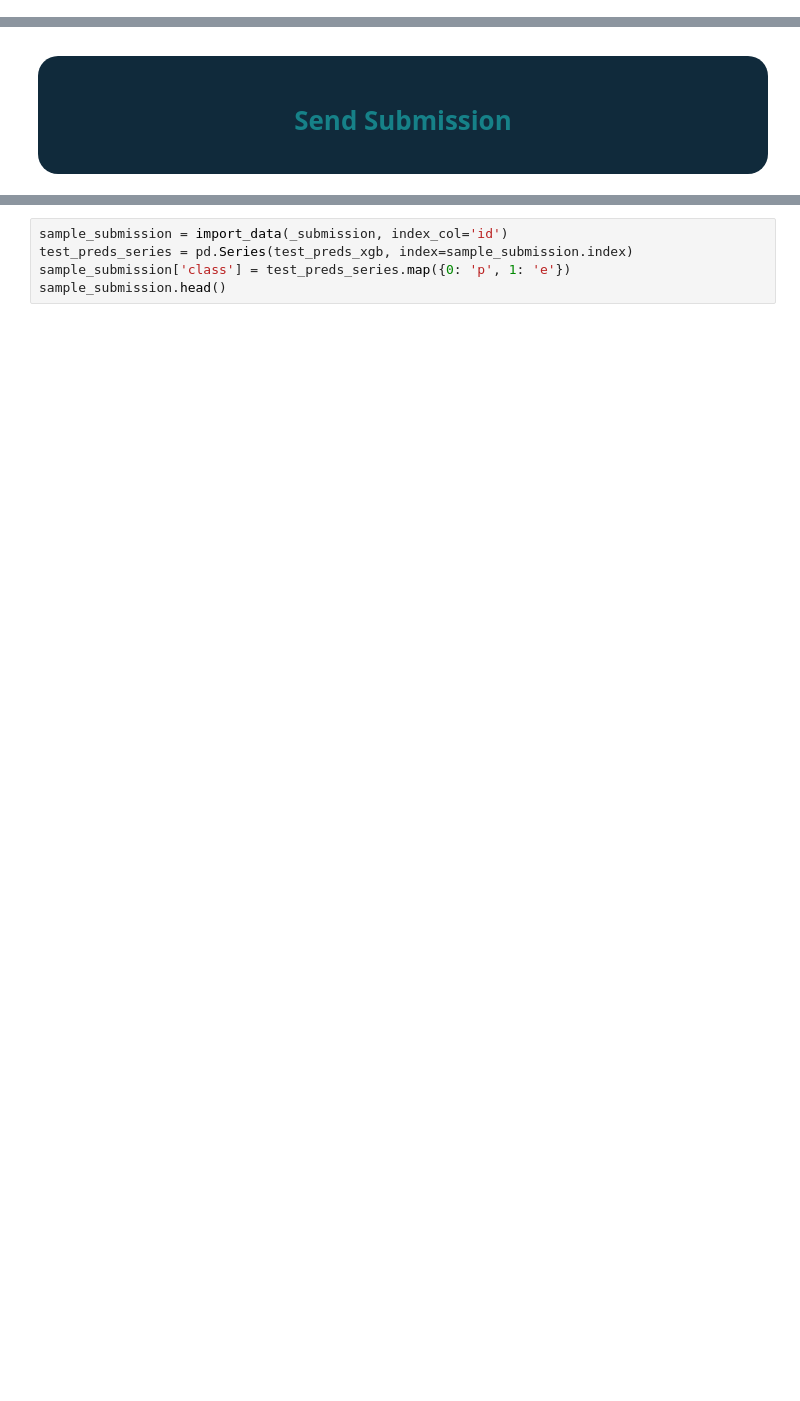
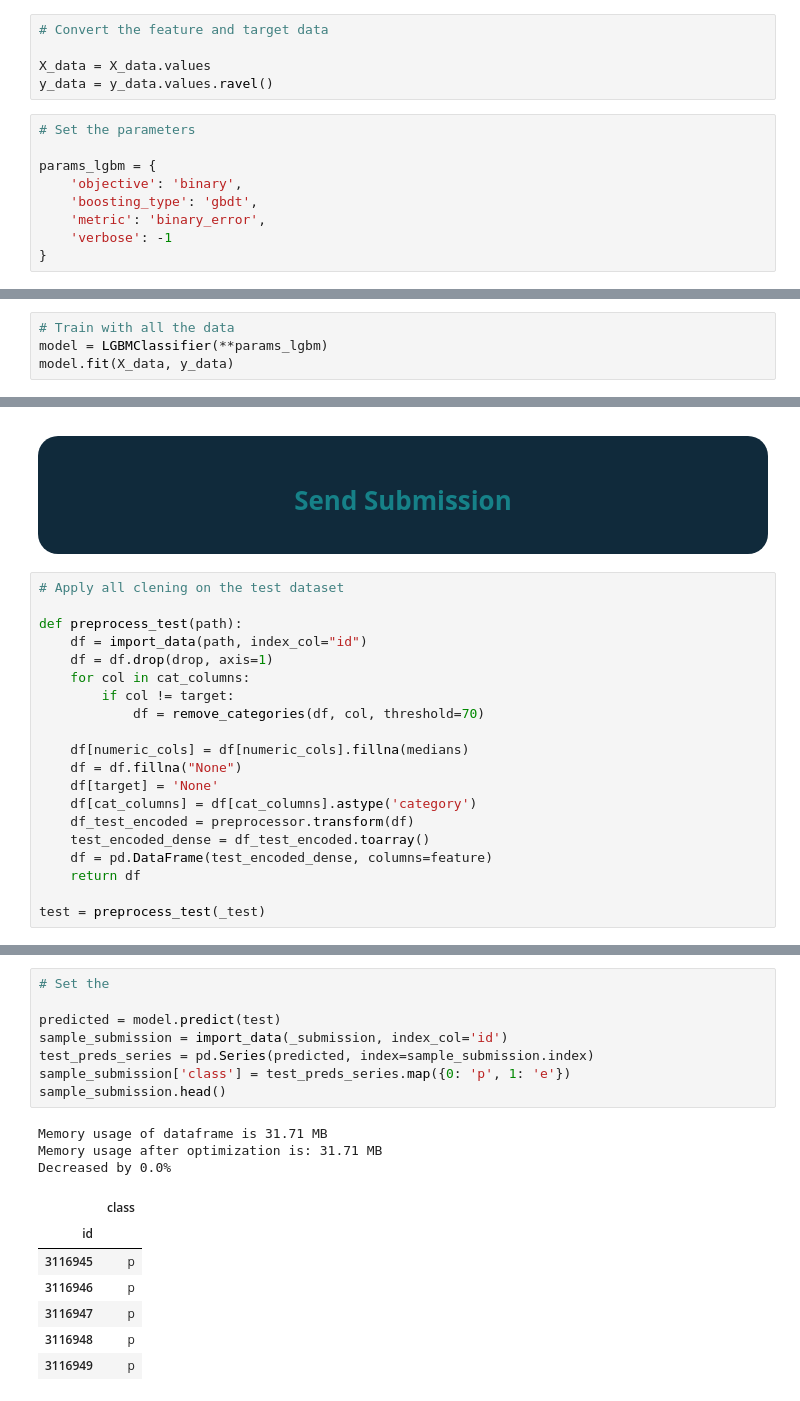
Before and after one commit to ionutzzzzz/Kaggle, a Jupyter notebook: PoisonousMushrooms/PoisonousMushrooms.ipynb, the cells around one changed output, grey strips where cells are left out. Drawn from its saved outputs; the diff is of its cells as text; blank space fills up the shorter version.

```diff
--- a/PoisonousMushrooms/PoisonousMushrooms.ipynb
+++ b/PoisonousMushrooms/PoisonousMushrooms.ipynb
@@ -729,6 +730,20 @@ plt.show()
 <div style="background-color: #102A3B; color: #168188; padding: 20px; border-radius: 20px">
     <h1 style="text-align:center; font-family: garamond"><b>Cross Validation</b></h1>
 </div>
+# %%
+# Convert the feature and target data
+
+X_data = X_data.values
+y_data = y_data.values.ravel()
+# %%
+# Set the parameters
+
+params_lgbm = {
+    'objective': 'binary',
+    'boosting_type': 'gbdt',
+    'metric': 'binary_error',
+    'verbose': -1
+}
 # %%
 %%time
 
@@ -770,0 +784,4 @@ print(f'Standard Deviation Validation MCC= {np.std(val_scores):.5f}')
+# %%
+# Train with all the data
+model = LGBMClassifier(**params_lgbm)
+model.fit(X_data, y_data)
@@ -773,3 +792,23 @@ print(f'Standard Deviation Validation MCC= {np.std(val_scores):.5f}')
 <div style="background-color: #102A3B; color: #168188; padding: 20px; border-radius: 20px">
     <h1 style="text-align:center; font-family: garamond"><b>Send Submission</b></h1>
 </div>
+# %%
+# Apply all clening on the test dataset
+
+def preprocess_test(path):
+    df = import_data(path, index_col="id")
+    df = df.drop(drop, axis=1)
+    for col in cat_columns:
+        if col != target:
+            df = remove_categories(df, col, threshold=70)
+
+    df[numeric_cols] = df[numeric_cols].fillna(medians)
+    df = df.fillna("None")
+    df[target] = 'None'
+    df[cat_columns] = df[cat_columns].astype('category')
+    df_test_encoded = preprocessor.transform(df)
+    test_encoded_dense = df_test_encoded.toarray()
+    df = pd.DataFrame(test_encoded_dense, columns=feature)
+    return df
+
+test = preprocess_test(_test)
@@ -776,5 +819,19 @@ print(f'Standard Deviation Validation MCC= {np.std(val_scores):.5f}')
 # %%
+# Set the
+
+predicted = model.predict(test)
 sample_submission = import_data(_submission, index_col='id')
-test_preds_series = pd.Series(test_preds_xgb, index=sample_submission.index)
+test_preds_series = pd.Series(predicted, index=sample_submission.index)
 sample_submission['class'] = test_preds_series.map({0: 'p', 1: 'e'})
 sample_submission.head()
+# %% [output]
+Memory usage of dataframe is 31.71 MB
+Memory usage after optimization is: 31.71 MB
+Decreased by 0.0%
+|  | class |
+| id |  |
+| 3116945 | p |
+| 3116946 | p |
+| 3116947 | p |
+| 3116948 | p |
+| 3116949 | p |
```
Also changed, not shown: parts of 9 cells of this notebook, 3 other files.
